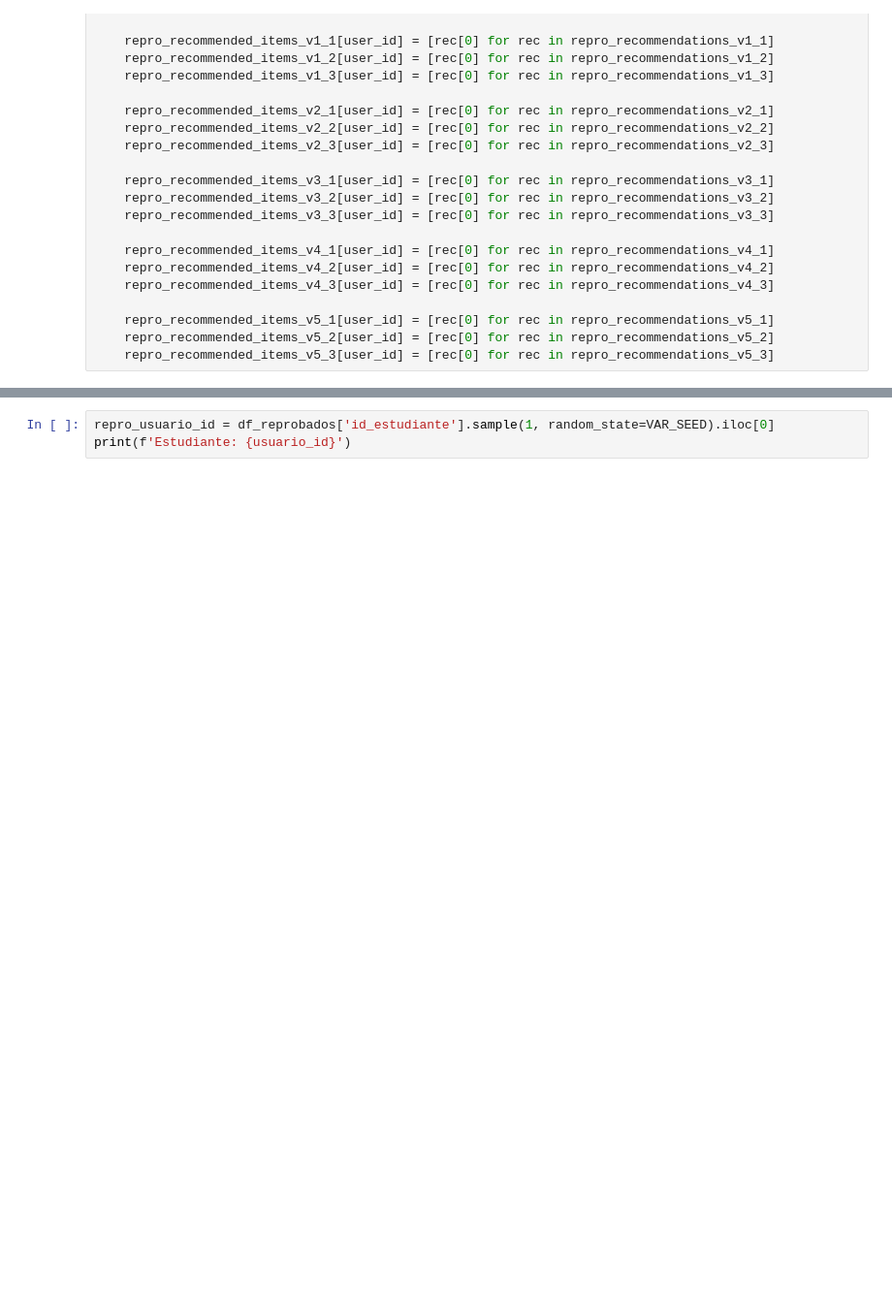
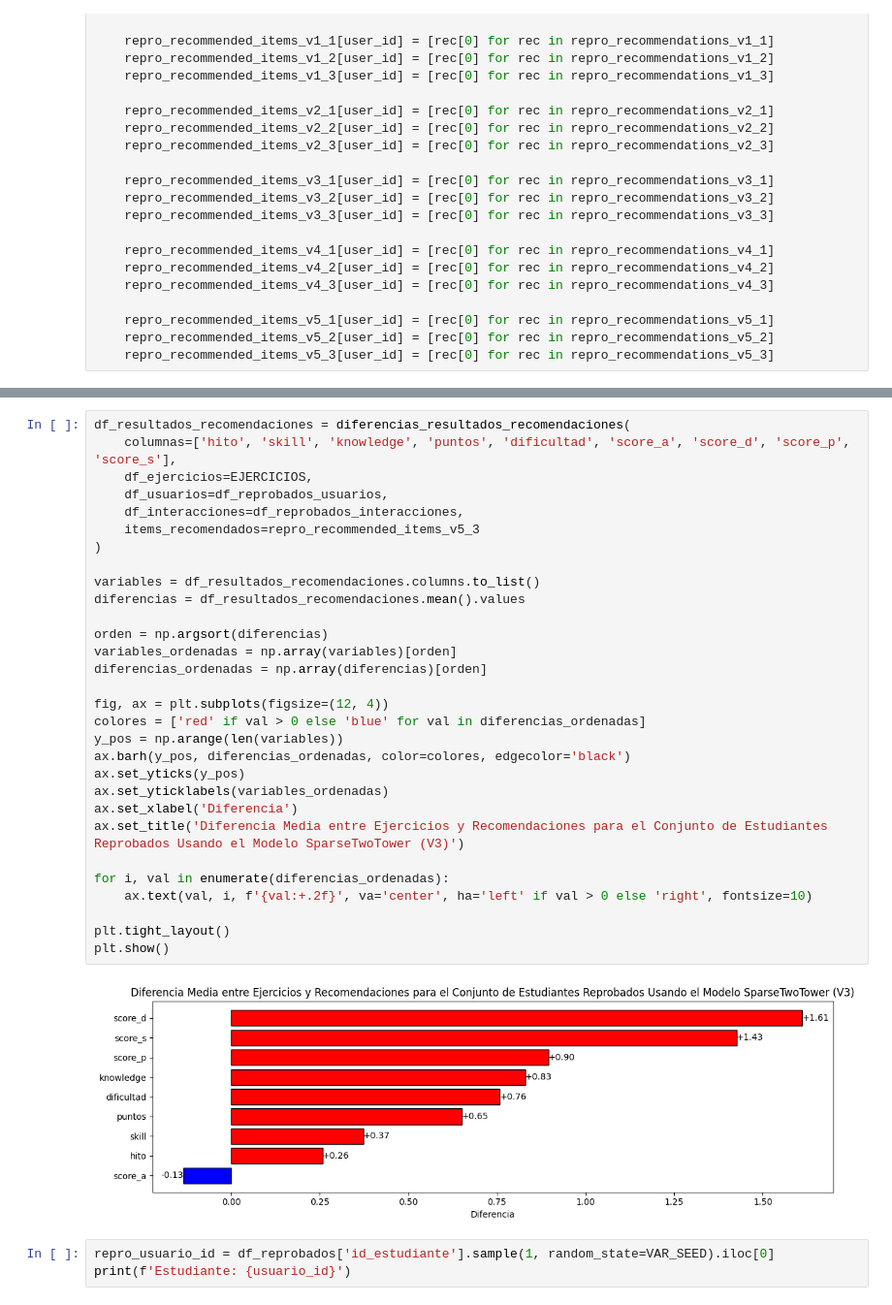
Before and after one commit to edgar-ramxs/RecSysUnab, a Jupyter notebook: RecSysUnab.ipynb, the cells around one changed output, grey strips where cells are left out. Shown at 97% size. Cells and saved outputs as stored; diff of their text form; blank space fills up the shorter version.

```diff
--- a/RecSysUnab.ipynb
+++ b/RecSysUnab.ipynb
@@ -2792,3 +2796,35 @@ Convergencia: 0.4717, Novedad: 9.7830, Sesgo de Popularidad: 31.6791
+# %%
+df_resultados_recomendaciones = diferencias_resultados_recomendaciones(
+    columnas=['hito', 'skill', 'knowledge', 'puntos', 'dificultad', 'score_a', 'score_d', 'score_p', 'score_s'],
+    df_ejercicios=EJERCICIOS,
+    df_usuarios=df_reprobados_usuarios,
+    df_interacciones=df_reprobados_interacciones,
+    items_recomendados=repro_recommended_items_v5_3
+)
+
+variables = df_resultados_recomendaciones.columns.to_list()
+diferencias = df_resultados_recomendaciones.mean().values
+
+orden = np.argsort(diferencias)
+variables_ordenadas = np.array(variables)[orden]
+diferencias_ordenadas = np.array(diferencias)[orden]
+
+fig, ax = plt.subplots(figsize=(12, 4))
+colores = ['red' if val > 0 else 'blue' for val in diferencias_ordenadas]
+y_pos = np.arange(len(variables))
+ax.barh(y_pos, diferencias_ordenadas, color=colores, edgecolor='black')
+ax.set_yticks(y_pos)
+ax.set_yticklabels(variables_ordenadas)
+ax.set_xlabel('Diferencia')
+ax.set_title('Diferencia Media entre Ejercicios y Recomendaciones para el Conjunto de Estudiantes Reprobados Usando el Modelo SparseTwoTower (V3)')
+
+for i, val in enumerate(diferencias_ordenadas):
+    ax.text(val, i, f'{val:+.2f}', va='center', ha='left' if val > 0 else 'right', fontsize=10)
+
+plt.tight_layout()
+plt.show()
+# %% [output]
+[figure, added]
 # %%
 repro_usuario_id = df_reprobados['id_estudiante'].sample(1, random_state=VAR_SEED).iloc[0]
 print(f'Estudiante: {usuario_id}')
```
Also changed, not shown: parts of 22 cells of this notebook, 17 other files.
